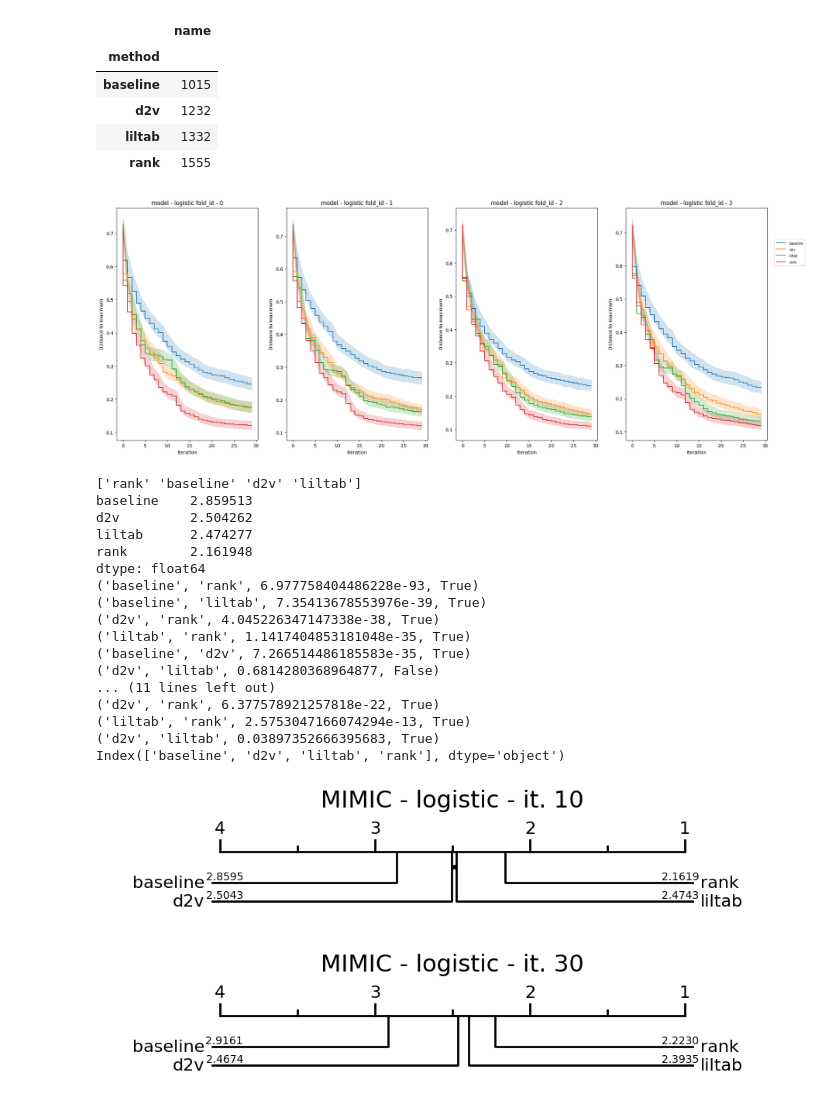
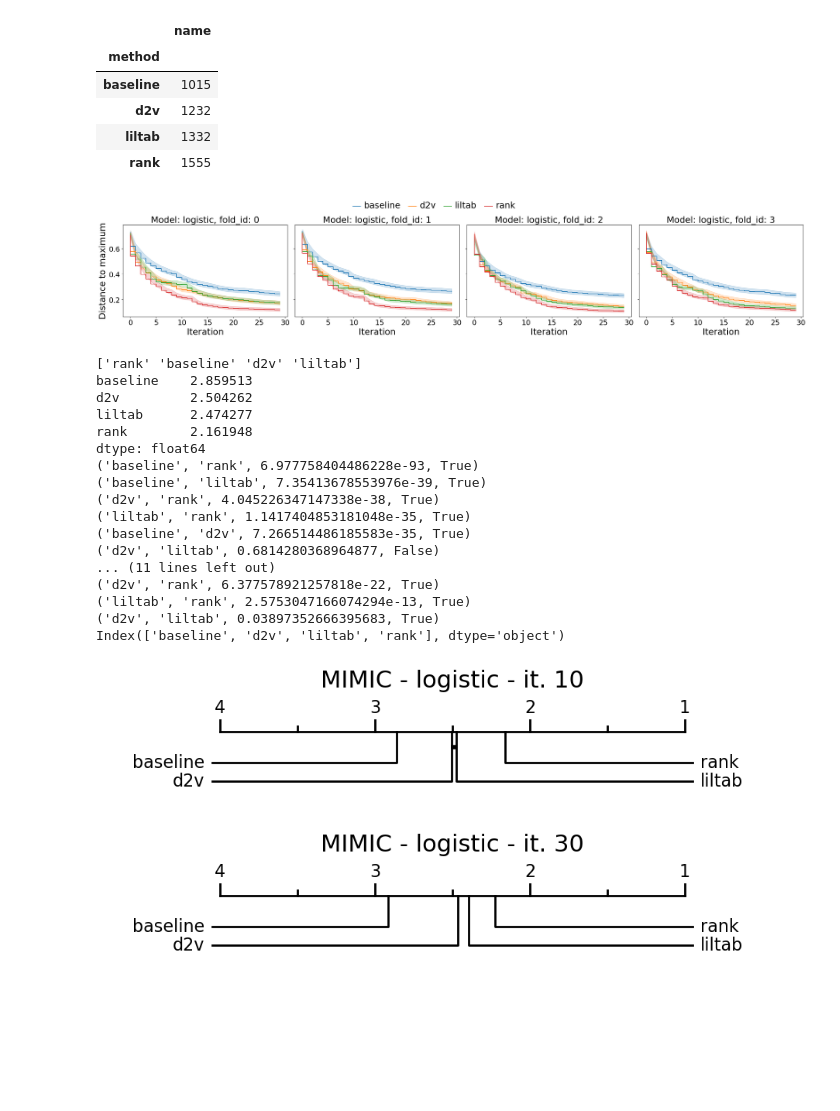
Before and after one commit to azoz01/rethinking_encoder_warmstart, a Jupyter notebook: analyze_mimic.ipynb, the cells around one changed output. Drawn from its saved outputs; the diff is of its cells as text; code cells hidden in the pictures; blank space fills up the shorter version.

Commit message:
update notebooks with plots

```diff
--- a/analyze_mimic.ipynb
+++ b/analyze_mimic.ipynb
@@ -146,32 +146,35 @@ df_with_min_max.loc[df_with_min_max.max_minus_score == 0].groupby("method").agg(
 # %%
 models = ["logistic"]
 fold_ids = list(range(4))
 
-fig, ax = plt.subplots(ncols=4, nrows=1, figsize=(25, 9))
+fig, ax = plt.subplots(ncols=4, nrows=1, figsize=(25, 4.5), constrained_layout=False, sharey=True)
 
 for i, model in enumerate(models):
     for j, fold in enumerate(fold_ids):
         p = sns.lineplot(
             df_with_min_max[
                 (df_with_min_max["model"] == model) & (df_with_min_max["fold"] == fold)
             ].sort_values("method"),
             x="no",
             y="max_minus_score",
             hue="method",
             drawstyle='steps',
             ax=ax[j]
         )
-        p.set_ylabel("Distance to maximum")
-        p.set_xlabel("Iteration")
-        p.set_title(f"model - {model} fold_id - {fold}")
+        p.set_ylabel("Distance to maximum", fontsize=22)
+        p.set_xlabel("Iteration", fontsize=22)
+        p.tick_params(labelsize=18)
+        p.tick_params(labelsize=18)
+        p.set_title(f"Model: {model}, fold_id: {fold}", fontsize=22)
+        plt.tight_layout(h_pad=5, w_pad=1)
         if i == 0 and j == len(fold_ids) - 1:
-            p.legend(loc=(1.05, 0.75))
-            plt.setp(p.get_legend().get_title(), fontsize=7)
-            plt.setp(p.get_legend().get_texts(), fontsize=7)
+            p.legend(loc=(-1.75, 1.15), ncol=4, frameon=False)
+            plt.setp(p.get_legend().get_title(), fontsize=22)
+            plt.setp(p.get_legend().get_texts(), fontsize=22)
         else:
             p.legend([], [], frameon=False)
 # %% [output]
-[figure, old version]
+[figure, new version]
 # %%
 models = ["logistic"]
 iterations = [9, 29]
@@ -193,7 +196,7 @@ for model in models:
             f"results/warmstart_plots/mimic_{model}_{it + 1}.png",
             df_perf=df_to_cd,
             title=f"MIMIC - {model} - it. {it + 1}",
-            labels=True,
+            labels=False,
         )
 # %% [output]
 ['rank' 'baseline' 'd2v' 'liltab']
@@ -213,5 +216,5 @@ dtype: float64
 ('liltab', 'rank', 2.5753047166074294e-13, True)
 ('d2v', 'liltab', 0.03897352666395683, True)
 Index(['baseline', 'd2v', 'liltab', 'rank'], dtype='object')
-[figure, old version]
+[figure, new version]
-[figure, old version]
+[figure, new version]
```
Also changed, not shown: parts of 1 cell of this notebook, 9 other files.
